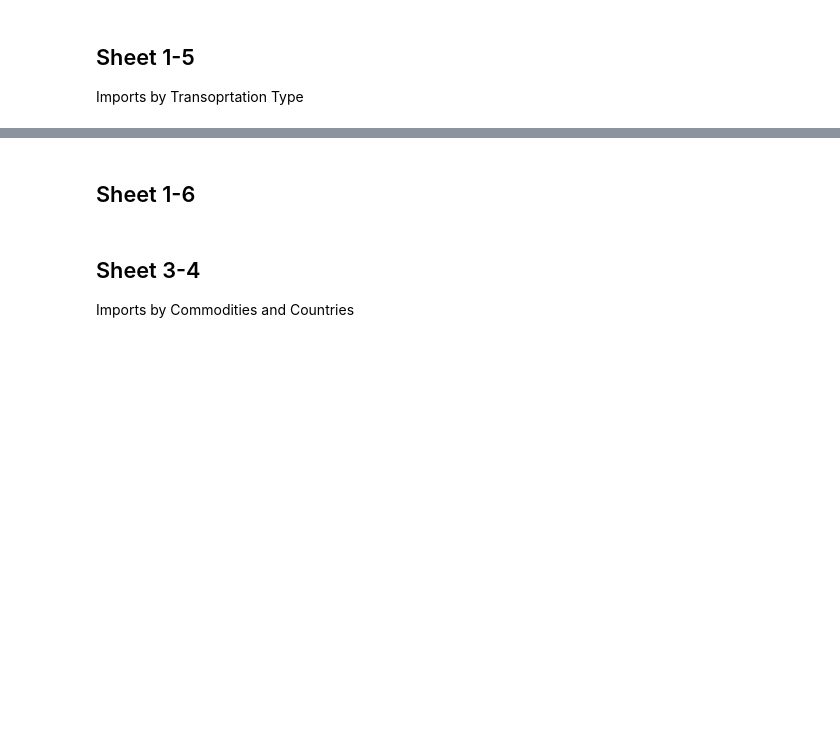
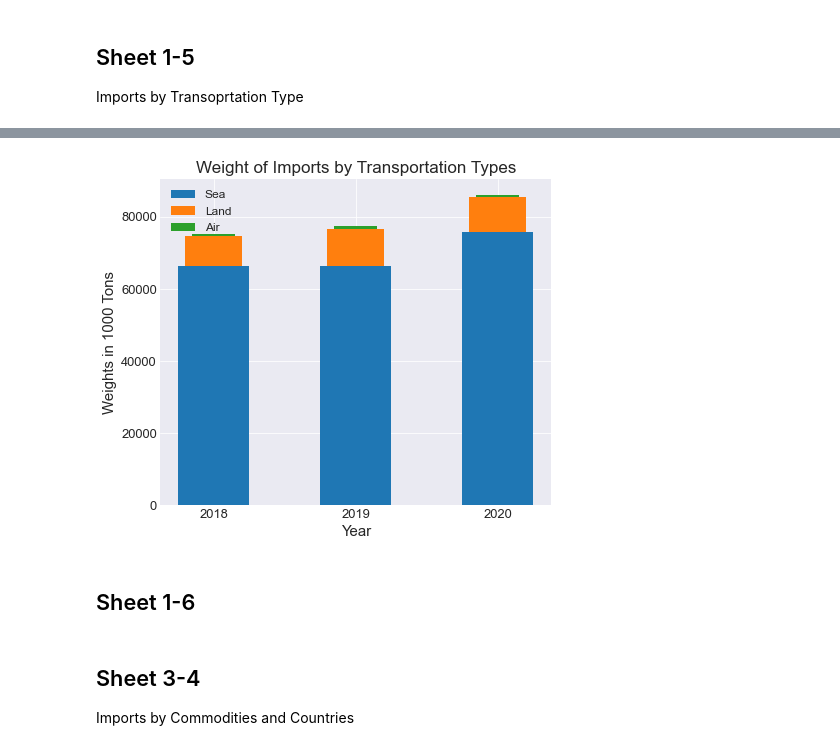
Before and after one commit to Aabusabaeen/Capstone-Project, a Jupyter notebook: CP_EDA_Cleaning.ipynb, the cells around one changed output, grey strips where cells are left out. Drawn from its saved outputs; the diff is of its cells as text; code cells hidden in the pictures; blank space fills up the shorter version.

```diff
--- a/CP_EDA_Cleaning.ipynb
+++ b/CP_EDA_Cleaning.ipynb
@@ -168,2 +209,21 @@ Imports_byTransoprtType
+# %%
+x = ['2018', '2019', '2020']
+sea = Imports_byTransoprtType[["Weight (1000 Tons) 2018", "2019 Weight (1000 Tons)", "2020 Weight (1000 Tons)"]].values[0]
+land = Imports_byTransoprtType[["Weight (1000 Tons) 2018", "2019 Weight (1000 Tons)", "2020 Weight (1000 Tons)"]].values[1]
+air = Imports_byTransoprtType[["Weight (1000 Tons) 2018", "2019 Weight (1000 Tons)", "2020 Weight (1000 Tons)"]].values[2]
+sea_land = list(np.add(sea,land))
+plt.figure(figsize = [7,6])
+plt.bar(x, sea, 0.5, label= 'Sea')
+plt.bar(x, land, 0.4, bottom= sea, label= 'Land')
+plt.bar(x,air, 0.3, bottom= sea_land, label= 'Air')
+plt.title('Weight of Imports by Transportation Types', fontsize= 17)
+plt.xlabel('Year',fontsize= 15)
+plt.xticks(fontsize= 13)
+plt.yticks(fontsize= 13)
+plt.ylabel('Weights in 1000 Tons', fontsize= 15)
+plt.legend(loc= 'upper left', fontsize= 12)
+plt.show()
+# %% [output]
+[figure, added]
 # %% [markdown]
 ## Sheet 1-6
```
Also changed, not shown: parts of 24 cells of this notebook, 1 other file.
